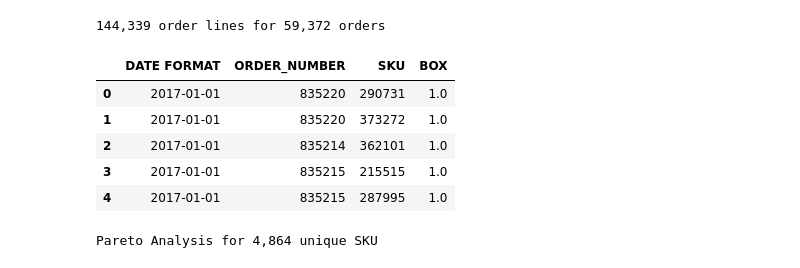
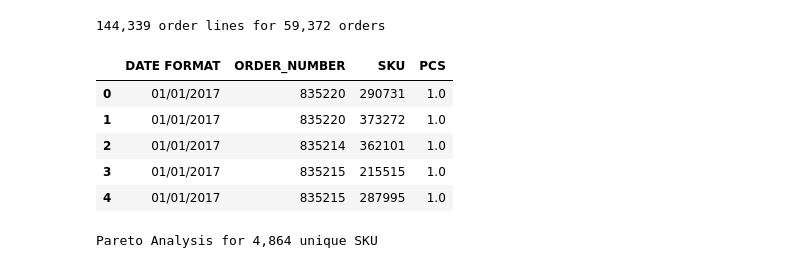
Before and after one commit to samirsaci/pareto-warehouse-layout, a Jupyter notebook: Pareto Analysis.ipynb, the cells around one changed output. Cells and saved outputs as stored; diff of their text form; code cells hidden in the pictures.

```diff
--- a/Pareto Analysis.ipynb
+++ b/Pareto Analysis.ipynb
@@ -3,17 +3,17 @@ import pandas as pd
 import matplotlib.pyplot as plt
 # %%
 # Import
-df = pd.read_excel('In/' + '1-2017.xlsx')
+df = pd.read_csv('data/' + '1-2017.csv', sep='\t')
 print("{:,} order lines for {:,} orders".format(len(df), df.ORDER_NUMBER.nunique()))
 df.head()
 # %% [output]
 144,339 order lines for 59,372 orders
-|  | DATE FORMAT | ORDER_NUMBER | SKU | BOX |
-| 0 | 2017-01-01 | 835220 | 290731 | 1.0 |
-| 1 | 2017-01-01 | 835220 | 373272 | 1.0 |
-| 2 | 2017-01-01 | 835214 | 362101 | 1.0 |
-| 3 | 2017-01-01 | 835215 | 215515 | 1.0 |
-| 4 | 2017-01-01 | 835215 | 287995 | 1.0 |
+|  | DATE FORMAT | ORDER_NUMBER | SKU | PCS |
+| 0 | 01/01/2017 | 835220 | 290731 | 1.0 |
+| 1 | 01/01/2017 | 835220 | 373272 | 1.0 |
+| 2 | 01/01/2017 | 835214 | 362101 | 1.0 |
+| 3 | 01/01/2017 | 835215 | 215515 | 1.0 |
+| 4 | 01/01/2017 | 835215 | 287995 | 1.0 |
 # %%
 # BOX/SKU
 df_par = pd.DataFrame(df.groupby(['SKU'])['BOX'].sum())
```
Also changed, not shown: 6 other files.
